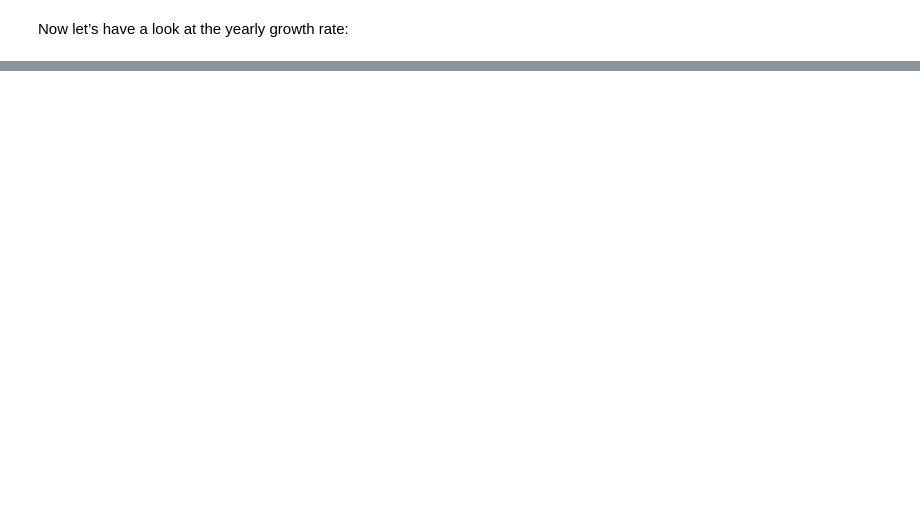
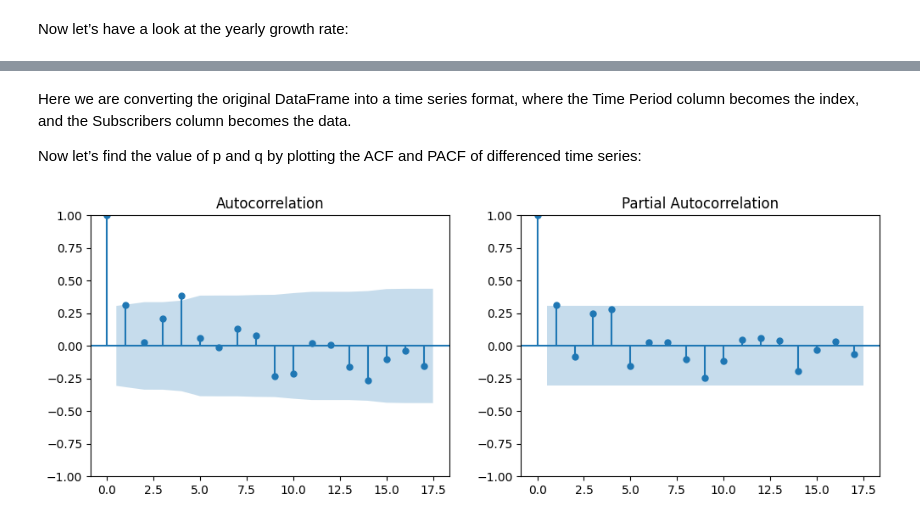
Before and after one commit to jibbsmathew/Ads-CTR-Forecasting-using-Python, a Jupyter notebook: NetflixSubscriptionsForecasting.ipynb, the cells around one changed output, grey strips where cells are left out. Cells and saved outputs as stored; diff of their text form; code cells hidden in the pictures; blank space fills up the shorter version.

```diff
--- a/NetflixSubscriptionsForecasting.ipynb
+++ b/NetflixSubscriptionsForecasting.ipynb
@@ -138,0 +142,16 @@ fig.show()
+# %%
+time_series = df.set_index('Time Period')['Subscribers']
+# %% [markdown]
+Here we are converting the original DataFrame into a time series format, where the Time Period column becomes the index, and the Subscribers column becomes the data.
+
+Now let’s find the value of p and q by plotting the ACF and PACF of differenced time series:
+# %%
+differenced_series = time_series.diff().dropna()
+
+# Plot ACF and PACF of differenced time series
+fig, axes = plt.subplots(1, 2, figsize=(12, 4))
+plot_acf(differenced_series, ax=axes[0])
+plot_pacf(differenced_series, ax=axes[1])
+plt.show()
+# %% [output]
+[figure, added]
```
Also changed, not shown: parts of 9 cells of this notebook.
